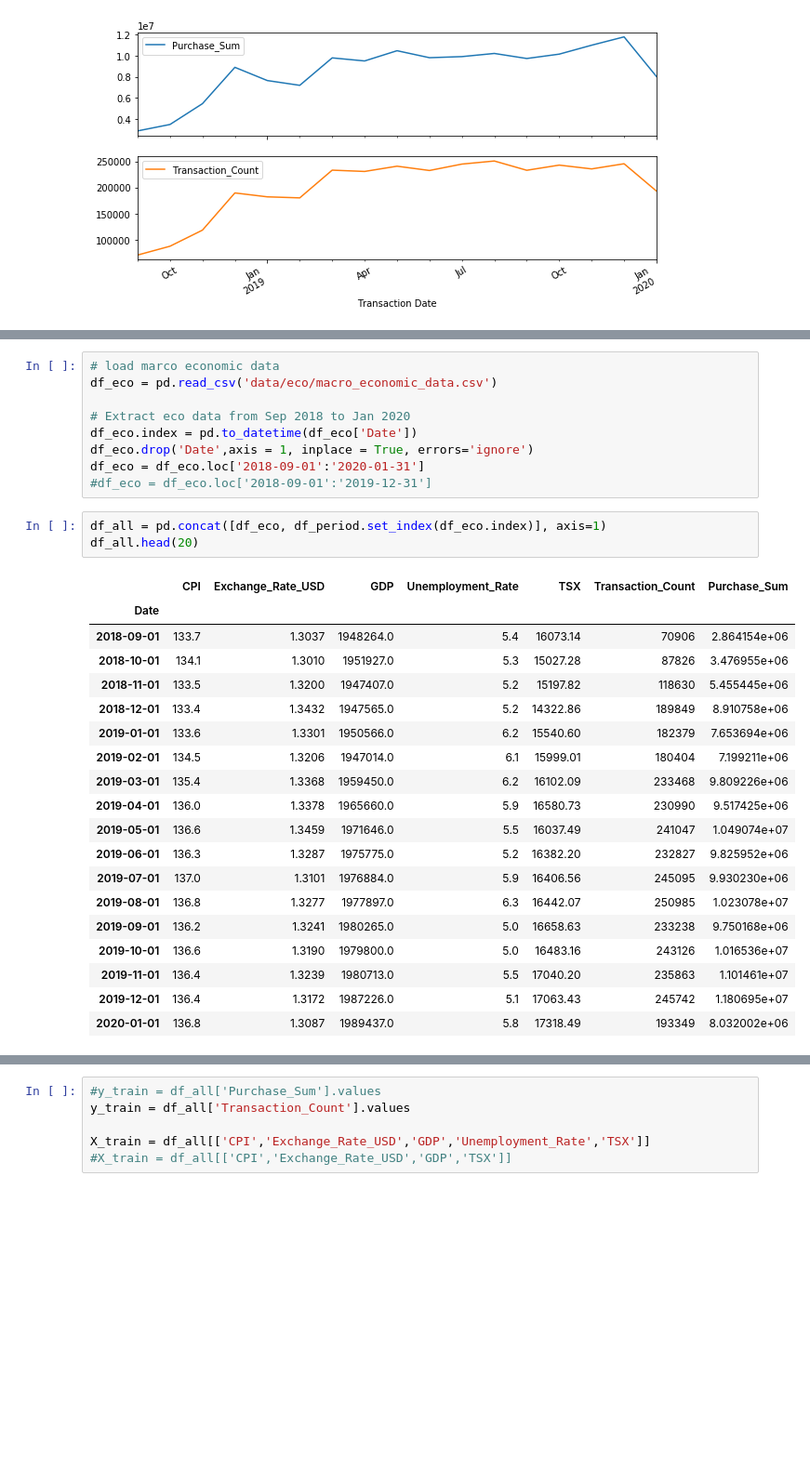
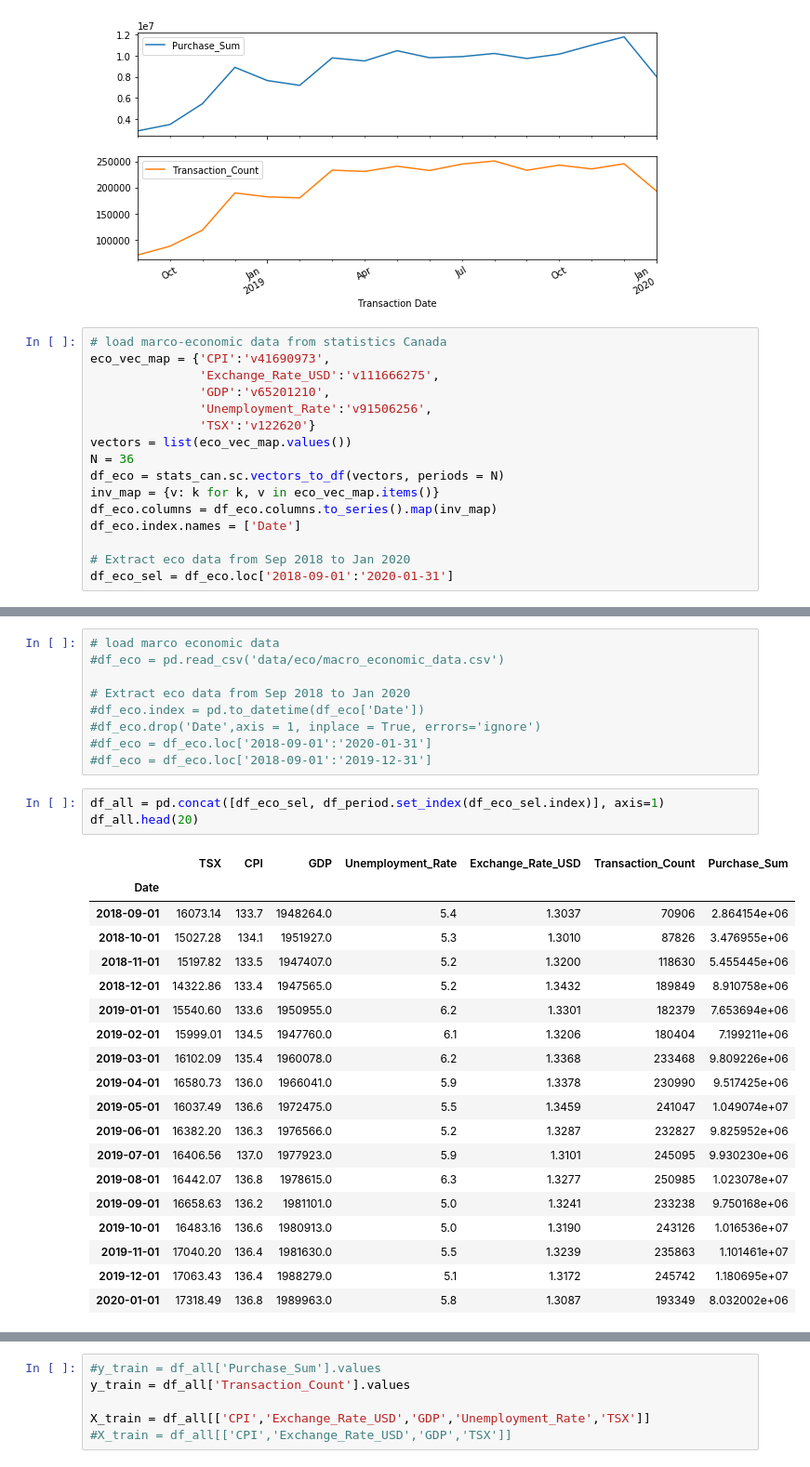
Before and after one commit to rui-zhang-ocean/Predict_Transactions, a Jupyter notebook: forecast_sales.ipynb, the cells around one changed output, grey strips where cells are left out. Shown at 93% size. Drawn from its saved outputs; the diff is of its cells as text; blank space fills up the shorter version.

```diff
--- a/forecast_sales.ipynb
+++ b/forecast_sales.ipynb
@@ -71,3 +71,19 @@ Transaction Date
 2019-12-31                   245742  1.180695e+07
 2020-01-31                   193349  8.032002e+06
 [figure]
+# %%
+# load marco-economic data from statistics Canada
+eco_vec_map = {'CPI':'v41690973',
+               'Exchange_Rate_USD':'v111666275',
+               'GDP':'v65201210',
+               'Unemployment_Rate':'v91506256',
+               'TSX':'v122620'}
+vectors = list(eco_vec_map.values())
+N = 36
+df_eco = stats_can.sc.vectors_to_df(vectors, periods = N)
+inv_map = {v: k for k, v in eco_vec_map.items()}
+df_eco.columns = df_eco.columns.to_series().map(inv_map)
+df_eco.index.names = ['Date']
+
+# Extract eco data from Sep 2018 to Jan 2020
+df_eco_sel = df_eco.loc['2018-09-01':'2020-01-31']
@@ -74,35 +111,35 @@ Transaction Date
 # %%
 # load marco economic data
-df_eco = pd.read_csv('data/eco/macro_economic_data.csv')
+#df_eco = pd.read_csv('data/eco/macro_economic_data.csv')
 
 # Extract eco data from Sep 2018 to Jan 2020
-df_eco.index = pd.to_datetime(df_eco['Date'])
-df_eco.drop('Date',axis = 1, inplace = True, errors='ignore')
-df_eco = df_eco.loc['2018-09-01':'2020-01-31']
+#df_eco.index = pd.to_datetime(df_eco['Date'])
+#df_eco.drop('Date',axis = 1, inplace = True, errors='ignore')
+#df_eco = df_eco.loc['2018-09-01':'2020-01-31']
 #df_eco = df_eco.loc['2018-09-01':'2019-12-31']
 # %%
-df_all = pd.concat([df_eco, df_period.set_index(df_eco.index)], axis=1)
+df_all = pd.concat([df_eco_sel, df_period.set_index(df_eco_sel.index)], axis=1)
 df_all.head(20)
 # %% [output]
-|  | CPI | Exchange_Rate_USD | GDP | Unemployment_Rate | TSX | Transaction_Count | Purchase_Sum |
+|  | TSX | CPI | GDP | Unemployment_Rate | Exchange_Rate_USD | Transaction_Count | Purchase_Sum |
 | Date |  |  |  |  |  |  |  |
-| 2018-09-01 | 133.7 | 1.3037 | 1948264.0 | 5.4 | 16073.14 | 70906 | 2.864154e+06 |
-| 2018-10-01 | 134.1 | 1.3010 | 1951927.0 | 5.3 | 15027.28 | 87826 | 3.476955e+06 |
-| 2018-11-01 | 133.5 | 1.3200 | 1947407.0 | 5.2 | 15197.82 | 118630 | 5.455445e+06 |
-| 2018-12-01 | 133.4 | 1.3432 | 1947565.0 | 5.2 | 14322.86 | 189849 | 8.910758e+06 |
-| 2019-01-01 | 133.6 | 1.3301 | 1950566.0 | 6.2 | 15540.60 | 182379 | 7.653694e+06 |
-| 2019-02-01 | 134.5 | 1.3206 | 1947014.0 | 6.1 | 15999.01 | 180404 | 7.199211e+06 |
-| 2019-03-01 | 135.4 | 1.3368 | 1959450.0 | 6.2 | 16102.09 | 233468 | 9.809226e+06 |
-| 2019-04-01 | 136.0 | 1.3378 | 1965660.0 | 5.9 | 16580.73 | 230990 | 9.517425e+06 |
-| 2019-05-01 | 136.6 | 1.3459 | 1971646.0 | 5.5 | 16037.49 | 241047 | 1.049074e+07 |
-| 2019-06-01 | 136.3 | 1.3287 | 1975775.0 | 5.2 | 16382.20 | 232827 | 9.825952e+06 |
-| 2019-07-01 | 137.0 | 1.3101 | 1976884.0 | 5.9 | 16406.56 | 245095 | 9.930230e+06 |
-| 2019-08-01 | 136.8 | 1.3277 | 1977897.0 | 6.3 | 16442.07 | 250985 | 1.023078e+07 |
-| 2019-09-01 | 136.2 | 1.3241 | 1980265.0 | 5.0 | 16658.63 | 233238 | 9.750168e+06 |
-| 2019-10-01 | 136.6 | 1.3190 | 1979800.0 | 5.0 | 16483.16 | 243126 | 1.016536e+07 |
-| 2019-11-01 | 136.4 | 1.3239 | 1980713.0 | 5.5 | 17040.20 | 235863 | 1.101461e+07 |
-| 2019-12-01 | 136.4 | 1.3172 | 1987226.0 | 5.1 | 17063.43 | 245742 | 1.180695e+07 |
-| 2020-01-01 | 136.8 | 1.3087 | 1989437.0 | 5.8 | 17318.49 | 193349 | 8.032002e+06 |
+| 2018-09-01 | 16073.14 | 133.7 | 1948264.0 | 5.4 | 1.3037 | 70906 | 2.864154e+06 |
+| 2018-10-01 | 15027.28 | 134.1 | 1951927.0 | 5.3 | 1.3010 | 87826 | 3.476955e+06 |
+| 2018-11-01 | 15197.82 | 133.5 | 1947407.0 | 5.2 | 1.3200 | 118630 | 5.455445e+06 |
+| 2018-12-01 | 14322.86 | 133.4 | 1947565.0 | 5.2 | 1.3432 | 189849 | 8.910758e+06 |
+| 2019-01-01 | 15540.60 | 133.6 | 1950955.0 | 6.2 | 1.3301 | 182379 | 7.653694e+06 |
+| 2019-02-01 | 15999.01 | 134.5 | 1947760.0 | 6.1 | 1.3206 | 180404 | 7.199211e+06 |
+| 2019-03-01 | 16102.09 | 135.4 | 1960078.0 | 6.2 | 1.3368 | 233468 | 9.809226e+06 |
+| 2019-04-01 | 16580.73 | 136.0 | 1966041.0 | 5.9 | 1.3378 | 230990 | 9.517425e+06 |
+| 2019-05-01 | 16037.49 | 136.6 | 1972475.0 | 5.5 | 1.3459 | 241047 | 1.049074e+07 |
+| 2019-06-01 | 16382.20 | 136.3 | 1976566.0 | 5.2 | 1.3287 | 232827 | 9.825952e+06 |
+| 2019-07-01 | 16406.56 | 137.0 | 1977923.0 | 5.9 | 1.3101 | 245095 | 9.930230e+06 |
+| 2019-08-01 | 16442.07 | 136.8 | 1978615.0 | 6.3 | 1.3277 | 250985 | 1.023078e+07 |
+| 2019-09-01 | 16658.63 | 136.2 | 1981101.0 | 5.0 | 1.3241 | 233238 | 9.750168e+06 |
+| 2019-10-01 | 16483.16 | 136.6 | 1980913.0 | 5.0 | 1.3190 | 243126 | 1.016536e+07 |
+| 2019-11-01 | 17040.20 | 136.4 | 1981630.0 | 5.5 | 1.3239 | 235863 | 1.101461e+07 |
+| 2019-12-01 | 17063.43 | 136.4 | 1988279.0 | 5.1 | 1.3172 | 245742 | 1.180695e+07 |
+| 2020-01-01 | 17318.49 | 136.8 | 1989963.0 | 5.8 | 1.3087 | 193349 | 8.032002e+06 |
 # %%
 df_all.plot(subplots = True,figsize=(14,10),layout=(4, 2));
 # %% [output]
```
Also changed, not shown: parts of 10 cells of this notebook.
